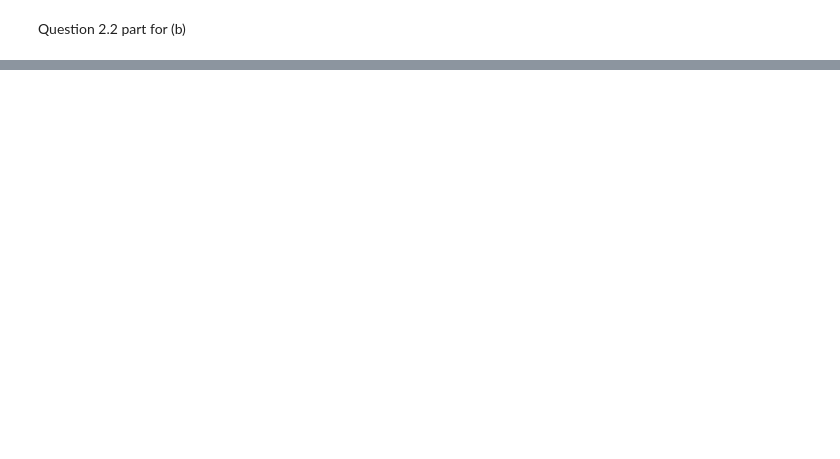
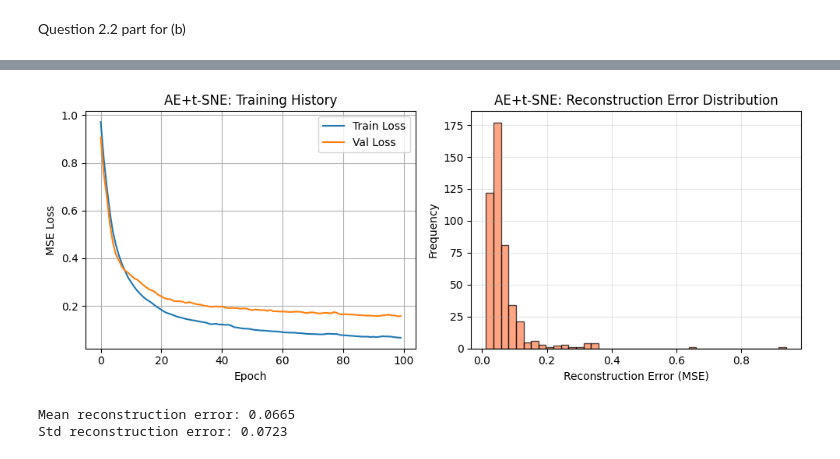
Before and after one commit to jamesofcode/nba-dimensionality-reduction, a Jupyter notebook: assignment2.ipynb, the cells around one changed output, grey strips where cells are left out. Saved outputs shown, nothing was run; the diff lists cells and outputs as text; code cells hidden in the pictures; blank space fills up the shorter version.

```diff
--- a/assignment2.ipynb
+++ b/assignment2.ipynb
@@ -721,0 +778,32 @@ Cluster sizes: {np.int32(0): np.int64(56), np.int32(1): np.int64(175), np.int32(
+# %%
+# Plot training history
+plt.figure(figsize=(10, 4))
+plt.subplot(1, 2, 1)
+plt.plot(history_tsne.history['loss'], label='Train Loss')
+plt.plot(history_tsne.history['val_loss'], label='Val Loss')
+plt.xlabel('Epoch')
+plt.ylabel('MSE Loss')
+plt.title('AE+t-SNE: Training History')
+plt.legend()
+plt.grid(True)
+
+# Extract latent representations
+X_latent = encoder_tsne.predict(xScaled)
+print(f"\nLatent representation shape: {X_latent.shape}")
+
+# Calculate reconstruction error
+X_reconstructed_tsne = autoencoder_tsne.predict(xScaled)
+reconstruction_errors_tsne = np.mean(np.square(xScaled - X_reconstructed_tsne), axis=1)
+
+plt.subplot(1, 2, 2)
+plt.hist(reconstruction_errors_tsne, bins=40, color='coral', edgecolor='k', alpha=0.7)
+plt.xlabel('Reconstruction Error (MSE)')
+plt.ylabel('Frequency')
+plt.title('AE+t-SNE: Reconstruction Error Distribution')
+plt.grid(True, alpha=0.3)
+plt.tight_layout()
+plt.show()
+
+print(f"Mean reconstruction error: {np.mean(reconstruction_errors_tsne):.4f}")
+print(f"Std reconstruction error: {np.std(reconstruction_errors_tsne):.4f}")
+# %% [output]
@@ -721,0 +814,3 @@ Cluster sizes: {np.int32(0): np.int64(56), np.int32(1): np.int64(175), np.int32(
+[figure, added]
+Mean reconstruction error: 0.0665
+Std reconstruction error: 0.0723
```
Also changed, not shown: parts of 19 cells of this notebook.
